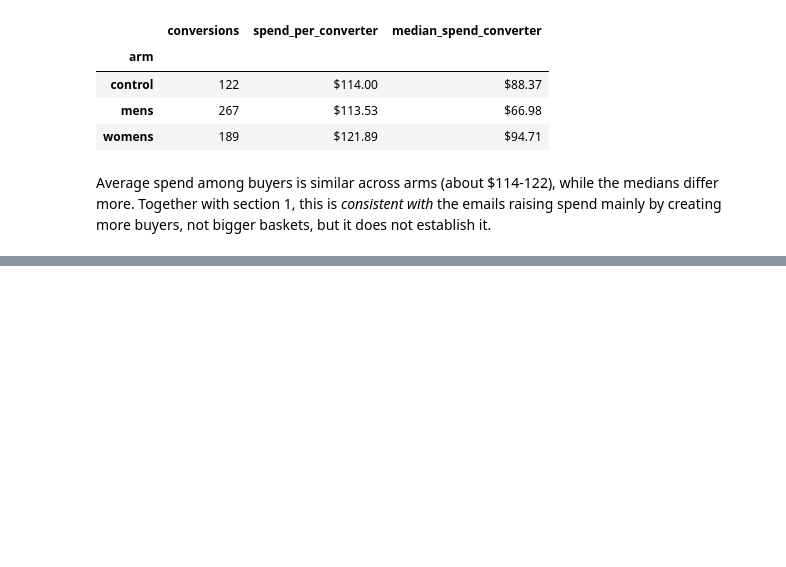
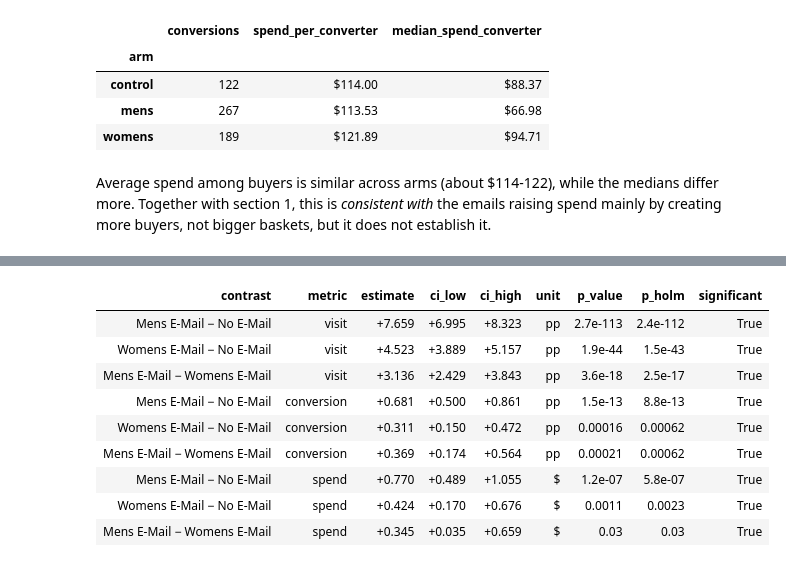
Before and after one commit to berkcansuner/hillstrom-email-uplift, a Jupyter notebook: notebooks/03_main_effects.ipynb, the cells around one changed output, grey strips where cells are left out. Drawn from its saved outputs; the diff is of its cells as text; code cells hidden in the pictures; blank space fills up the shorter version.

```diff
--- a/notebooks/03_main_effects.ipynb
+++ b/notebooks/03_main_effects.ipynb
@@ -187,0 +205,31 @@ Average spend among buyers is similar across arms (about \$114-122), while the m
+# %%
+family = pd.concat(
+    [
+        rates.assign(
+            estimate=rates["diff_pp"], ci_low=rates["ci_low_pp"], ci_high=rates["ci_high_pp"], unit="pp"
+        ),
+        spend.assign(metric="spend", estimate=spend["diff"], ci_low=spend["boot_ci_low"],
+                     ci_high=spend["boot_ci_high"], unit="$"),
+    ],
+    ignore_index=True,
+)[["contrast", "metric", "estimate", "ci_low", "ci_high", "unit", "p_value"]]
+
+family["p_holm"] = holm_adjust(family["p_value"])
+family["significant"] = family["p_holm"] < 0.05
+
+metric_order = {"visit": 0, "conversion": 1, "spend": 2}
+family = family.sort_values("metric", key=lambda s: s.map(metric_order), kind="stable")
+family.style.format(
+    {"estimate": "{:+.3f}", "ci_low": "{:+.3f}", "ci_high": "{:+.3f}", "p_value": "{:.2g}", "p_holm": "{:.2g}"}
+).hide(axis="index")
+# %% [output]
+| contrast | metric | estimate | ci_low | ci_high | unit | p_value | p_holm | significant |
+| Mens E-Mail − No E-Mail | visit | +7.659 | +6.995 | +8.323 | pp | 2.7e-113 | 2.4e-112 | True |
+| Womens E-Mail − No E-Mail | visit | +4.523 | +3.889 | +5.157 | pp | 1.9e-44 | 1.5e-43 | True |
+| Mens E-Mail − Womens E-Mail | visit | +3.136 | +2.429 | +3.843 | pp | 3.6e-18 | 2.5e-17 | True |
+| Mens E-Mail − No E-Mail | conversion | +0.681 | +0.500 | +0.861 | pp | 1.5e-13 | 8.8e-13 | True |
+| Womens E-Mail − No E-Mail | conversion | +0.311 | +0.150 | +0.472 | pp | 0.00016 | 0.00062 | True |
+| Mens E-Mail − Womens E-Mail | conversion | +0.369 | +0.174 | +0.564 | pp | 0.00021 | 0.00062 | True |
+| Mens E-Mail − No E-Mail | spend | +0.770 | +0.489 | +1.055 | $ | 1.2e-07 | 5.8e-07 | True |
+| Womens E-Mail − No E-Mail | spend | +0.424 | +0.170 | +0.676 | $ | 0.0011 | 0.0023 | True |
+| Mens E-Mail − Womens E-Mail | spend | +0.345 | +0.035 | +0.659 | $ | 0.03 | 0.03 | True |
```
Also changed, not shown: parts of 4 cells of this notebook, 1 other file.
